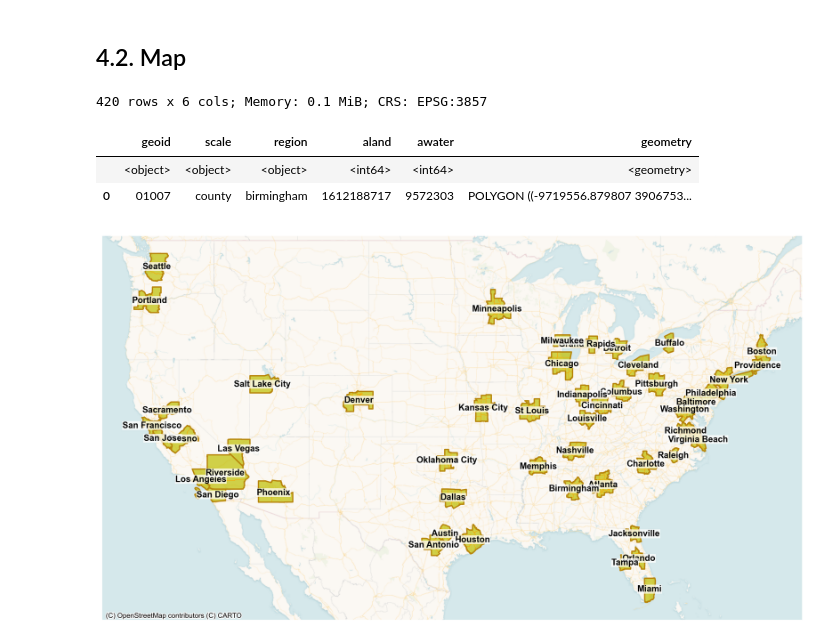
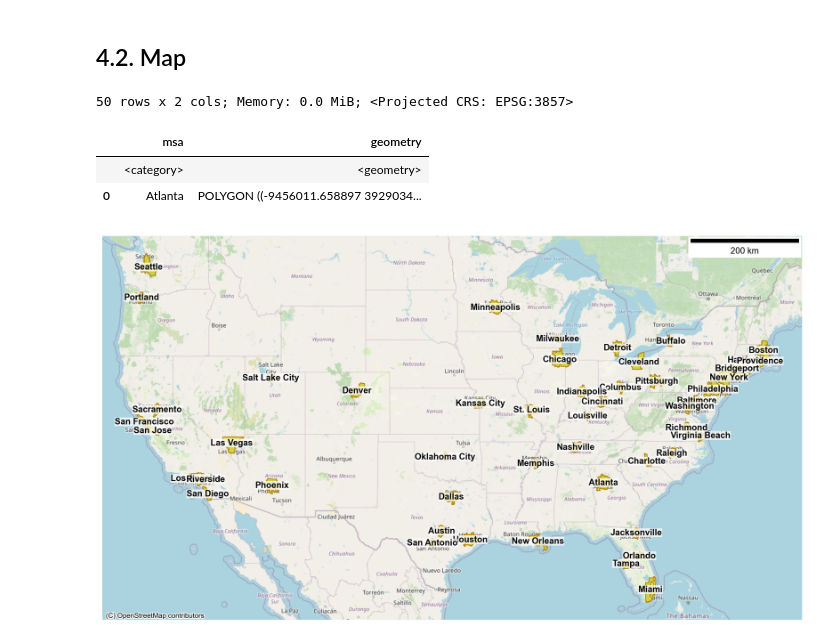
Before and after one commit to rvanxer/spr_4711, a Jupyter notebook: code/1_zones.ipynb, the cells around one changed output. Saved outputs shown, nothing was run; the diff lists cells and outputs as text; code cells hidden in the pictures.

Commit message:
Revised zones definition for USA

```diff
--- a/code/1_zones.ipynb
+++ b/code/1_zones.ipynb
@@ -386,11 +380,11 @@ function get_msa_osm { # [us_region]
 # %% [markdown]
 ## 4.2. Map
 # %%
-msa20 = (gpd.read_parquet(DATA / 'zones/msa_2020.parquet',
-                          filters=[('scale', '==', 'county')])
-         .set_crs(CRS_DEG).to_crs(CRS_M)).disp()
+msa20 = (gpd.read_parquet(DATA / 'zones/zones_2020.parquet', filters=[
+    ('top_msa', '==', True), ('scale', '==', 'Tract')])
+         [['msa', 'geometry']].dissolve('msa').reset_index()).disp() # 28s
 # %% [output]
-420 rows x 6 cols; Memory: 0.1 MiB; CRS: EPSG:3857
+50 rows x 2 cols; Memory: 0.0 MiB; <Projected CRS: EPSG:3857>
-|  | geoid | scale | region | aland | awater | geometry |
-|  | <object> | <object> | <object> | <int64> | <int64> | <geometry> |
-| 0 | 01007 | county | birmingham | 1612188717 | 9572303 | POLYGON ((-9719556.879807 3906753... |
+|  | msa | geometry |
+|  | <category> | <geometry> |
+| 0 | Atlanta | POLYGON ((-9456011.658897 3929034... |
@@ -399,13 +391,12 @@ msa20 = (gpd.read_parquet(DATA / 'zones/msa_2020.parquet',
 # %%
-# t=0:11
+xy = msa20.centroid.get_coordinates()
+df = pd.concat([msa20, xy], axis=1)
 ax = pplot(size=(20, 8), dpi=250, axoff=1)
-msa20.plot(ax=ax, color='y', alpha=0.7, ec='orange', lw=0.5)
-msa20.dissolve('region').plot(ax=ax, fc='none', ec='darkgoldenrod', lw=1.5)
-for rgn, df in msa20.groupby('region'):
-    cx, cy = list(df.dissolve().centroid.iloc[0].coords)[0]
-    ax.text(cx, cy, rgn.replace('-', ' ').title(), fontweight='bold',
+df.plot(ax=ax, color='#D0D048', ec='#B8860B', lw=1)
+for _, r in df.iterrows():
+    ax.text(r.x, r.y, r.msa, fontweight='bold',
             ha='center', va='center', fontsize=10,
             bbox=D(fc='w', ec='none', pad=0.3, alpha=0.75))
-ctx.add_basemap(ax=ax, crs=CRS_M, source=ctx.providers.CartoDB.VoyagerNoLabels)
+basemap(ax); # 3s
 # %% [output]
-[figure, old version]
+[figure, new version]
```
Also changed, not shown: parts of 30 cells of this notebook.
